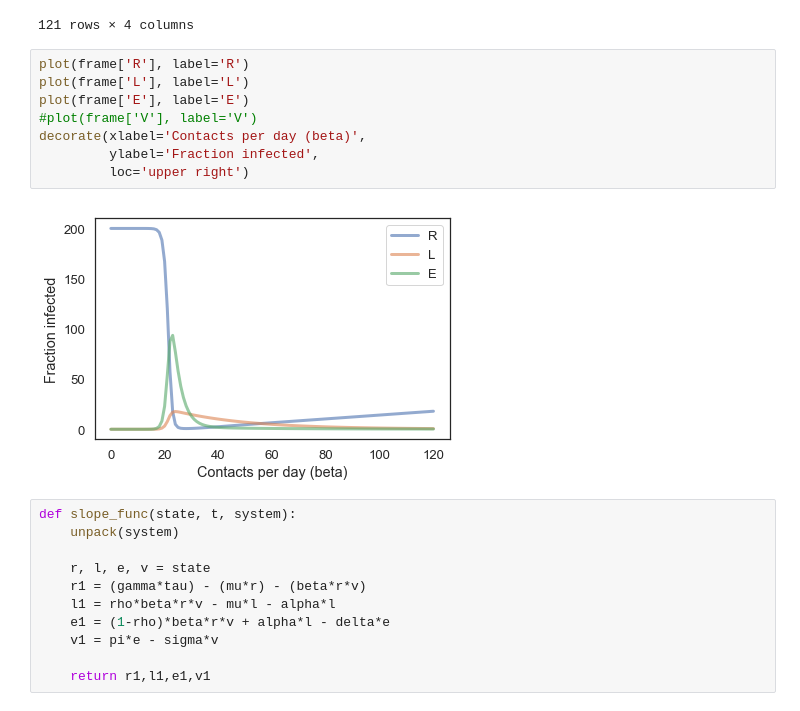
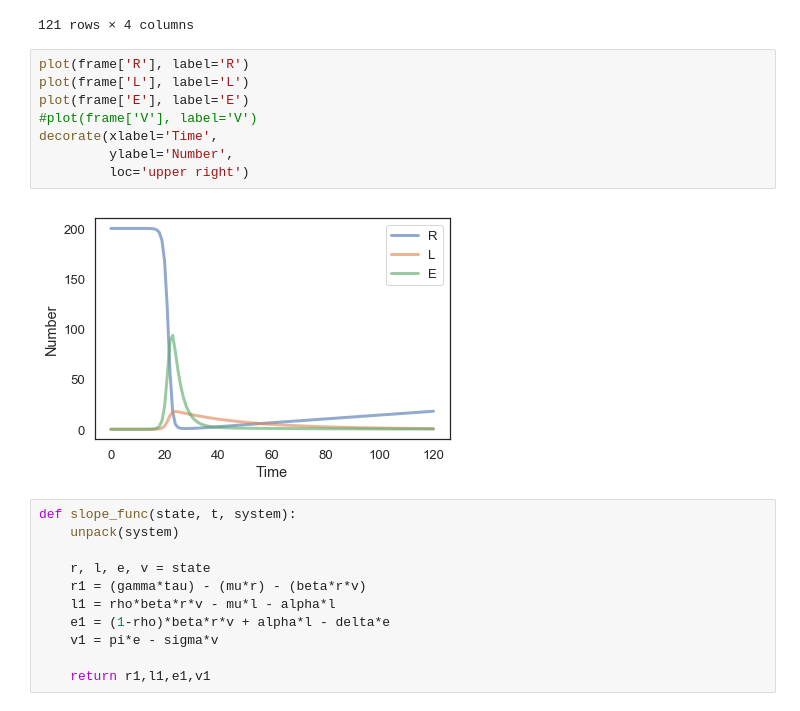
Before and after one commit to lyu0329/ModSimPy, a Jupyter notebook: code/HIV_Model_Final.ipynb, the cells around one changed output. Drawn from its saved outputs; the diff is of its cells as text.

```diff
--- a/code/HIV_Model_Final.ipynb
+++ b/code/HIV_Model_Final.ipynb
@@ -88,13 +88,13 @@ frame = run_simulation(system, update_func, state, 120)
 # %%
 plot(frame['R'], label='R')
 plot(frame['L'], label='L')
 plot(frame['E'], label='E')
 #plot(frame['V'], label='V')
-decorate(xlabel='Contacts per day (beta)',
-         ylabel='Fraction infected',
+decorate(xlabel='Time',
+         ylabel='Number',
          loc='upper right')
 # %% [output]
-[figure, old version]
+[figure, new version]
 # %%
 def slope_func(state, t, system):
     unpack(system)
```
Also changed, not shown: parts of 1 cell of this notebook.
